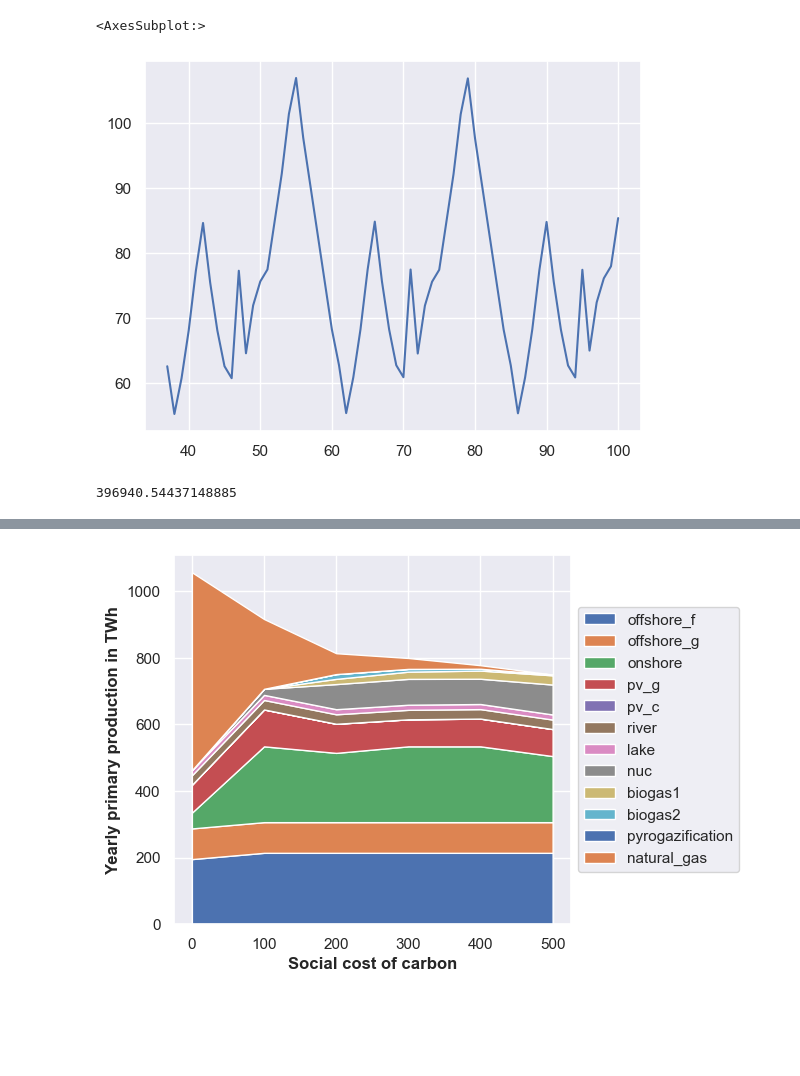
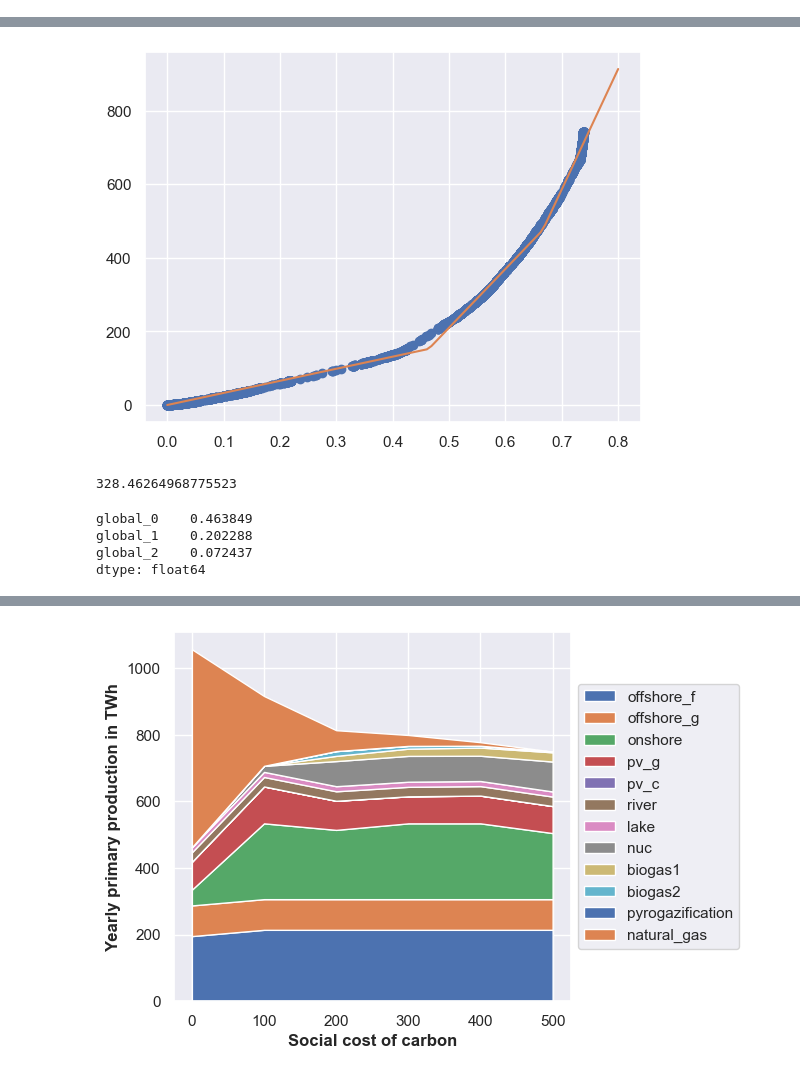
Before and after one commit to CIRED/EOLES-Coupling, a Jupyter notebook: greenfield_with_heat.ipynb, the cells around one changed output, grey strips where cells are left out. Drawn from its saved outputs; the diff is of its cells as text; code cells hidden in the pictures; blank space fills up the shorter version.

```diff
--- a/greenfield_with_heat.ipynb
+++ b/greenfield_with_heat.ipynb
@@ -67,9 +16,0 @@ Length: 8760, dtype: float64
-# %%
-sns.lineplot(heating_need_tot.loc[37:100])
-# %% [output]
-<AxesSubplot:>
-[figure, removed]
-# %%
-heating_need_tot.sum() / 0.8
-# %% [output]
-396940.54437148885
@@ -75,0 +27,5 @@ heating_need_tot.sum() / 0.8
+# %%
+dict_cost, dict_heat = social_planner(climate=2006, smooth=False)
+dict_heat = process_heating_need(dict_heat, climate=2006)
+linearized_renovation_costs, threshold_linearized_renovation_costs = piecewise_linearization_cost_efficiency(dict_cost, number_of_segments=3, plot=True)
+# %% [output]
@@ -75,0 +34,12 @@ heating_need_tot.sum() / 0.8
+[figure, added]
+# %%
+linearized_renovation_costs["global_0"]
+# %% [output]
+328.46264968775523
+# %%
+threshold_linearized_renovation_costs
+# %% [output]
+global_0    0.463849
+global_1    0.202288
+global_2    0.072437
+dtype: float64
```
Also changed, not shown: parts of 16 cells of this notebook, 11 other files.
